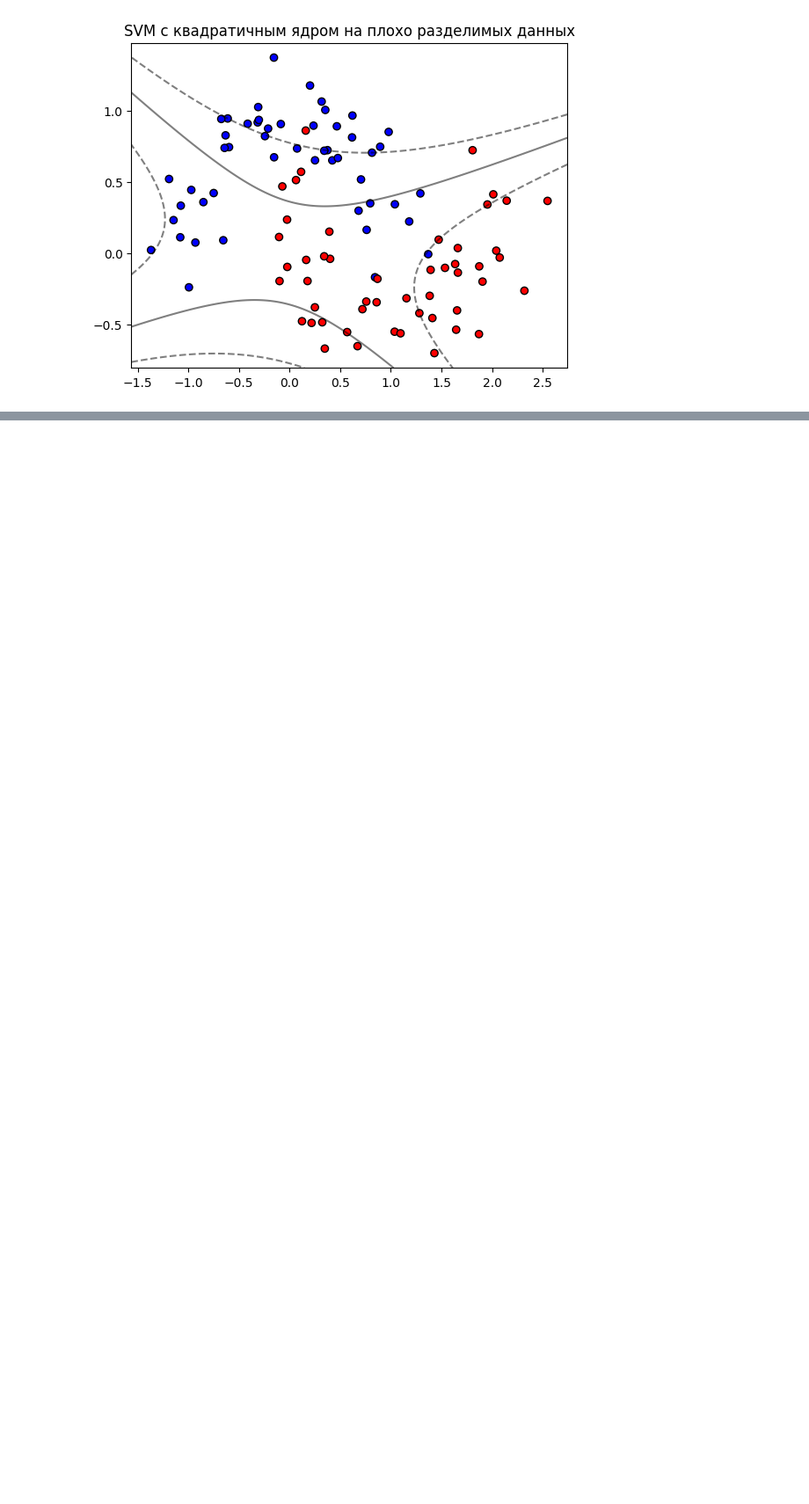
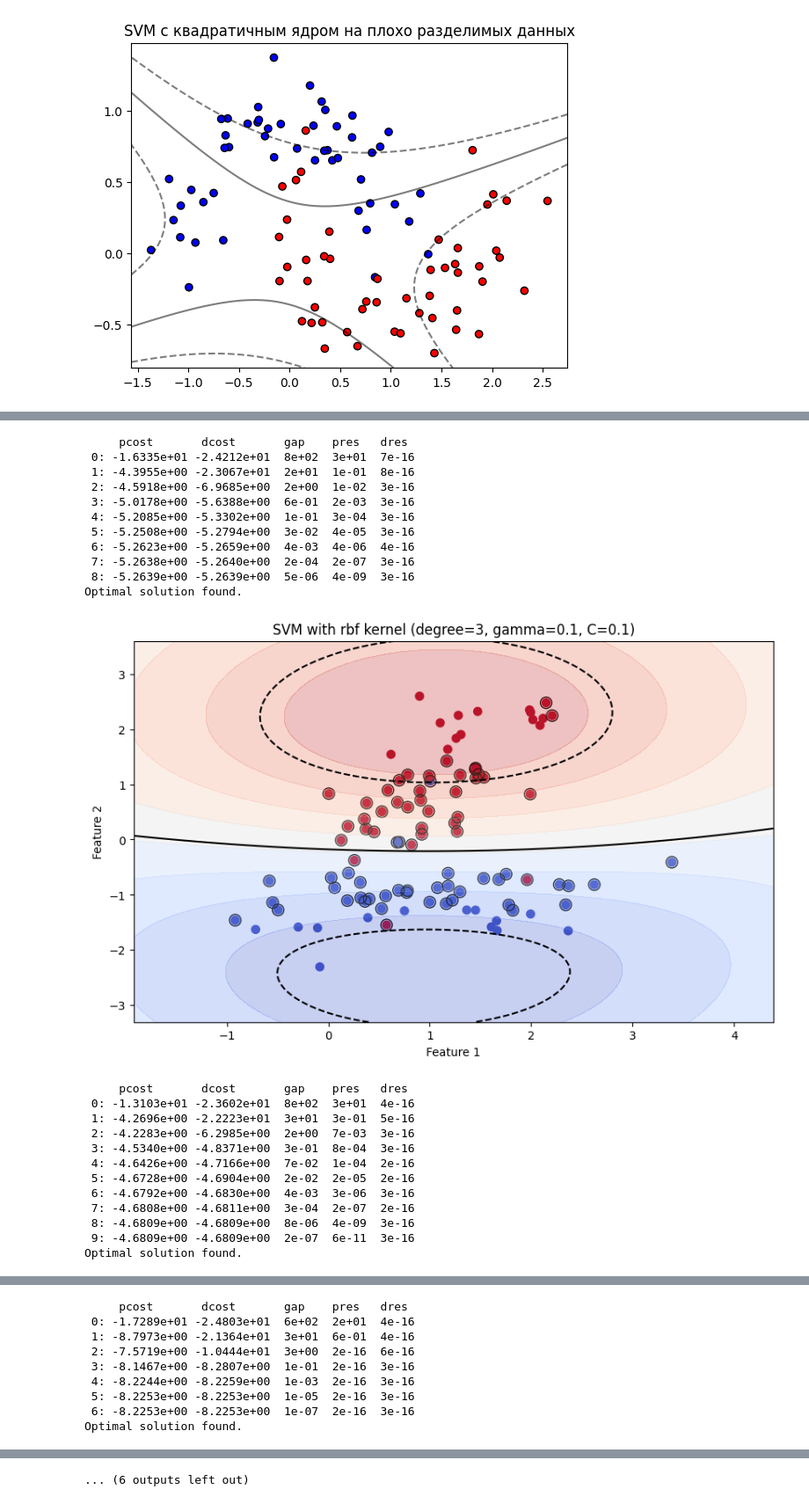
Before and after one commit to AishaKin/ML_autumn_2024, a Jupyter notebook: hw1/Kinyabaeva_HW1.ipynb, the cells around one changed output, grey strips where cells are left out. Shown at 88% size. Drawn from its saved outputs; the diff is of its cells as text; code cells hidden in the pictures; blank space fills up the shorter version.

```diff
--- a/hw1/Kinyabaeva_HW1.ipynb
+++ b/hw1/Kinyabaeva_HW1.ipynb
@@ -300,0 +497,33 @@ plt.show()
+# %%
+gamma_values = [0.1, 1, 10]
+C_values = [0.1, 1, 10]
+
+for C in C_values:
+    for gamma in gamma_values:
+        support_vectors, support_vector_labels, support_vector_alphas = svm_train(X, y, C, kernel='rbf', degree=3, gamma=gamma)
+        plot_decision_boundary(X, y, support_vectors, support_vector_labels, support_vector_alphas, 'rbf', 3, gamma, C)
+# %% [output]
+     pcost       dcost       gap    pres   dres
+ 0: -1.6335e+01 -2.4212e+01  8e+02  3e+01  7e-16
+ 1: -4.3955e+00 -2.3067e+01  2e+01  1e-01  8e-16
+ 2: -4.5918e+00 -6.9685e+00  2e+00  1e-02  3e-16
+ 3: -5.0178e+00 -5.6388e+00  6e-01  2e-03  3e-16
+ 4: -5.2085e+00 -5.3302e+00  1e-01  3e-04  3e-16
+ 5: -5.2508e+00 -5.2794e+00  3e-02  4e-05  3e-16
+ 6: -5.2623e+00 -5.2659e+00  4e-03  4e-06  4e-16
+ 7: -5.2638e+00 -5.2640e+00  2e-04  2e-07  3e-16
+ 8: -5.2639e+00 -5.2639e+00  5e-06  4e-09  3e-16
+Optimal solution found.
+[figure, added]
+     pcost       dcost       gap    pres   dres
+ 0: -1.3103e+01 -2.3602e+01  8e+02  3e+01  4e-16
+ 1: -4.2696e+00 -2.2223e+01  3e+01  3e-01  5e-16
+ 2: -4.2283e+00 -6.2985e+00  2e+00  7e-03  3e-16
+ 3: -4.5340e+00 -4.8371e+00  3e-01  8e-04  3e-16
+ 4: -4.6426e+00 -4.7166e+00  7e-02  1e-04  2e-16
+ 5: -4.6728e+00 -4.6904e+00  2e-02  2e-05  2e-16
+ 6: -4.6792e+00 -4.6830e+00  4e-03  3e-06  3e-16
+ 7: -4.6808e+00 -4.6811e+00  3e-04  2e-07  2e-16
+ 8: -4.6809e+00 -4.6809e+00  8e-06  4e-09  3e-16
+ 9: -4.6809e+00 -4.6809e+00  2e-07  6e-11  3e-16
+Optimal solution found.
@@ -300,0 +531,9 @@ plt.show()
+     pcost       dcost       gap    pres   dres
+ 0: -1.7289e+01 -2.4803e+01  6e+02  2e+01  4e-16
+ 1: -8.7973e+00 -2.1364e+01  3e+01  6e-01  4e-16
+ 2: -7.5719e+00 -1.0444e+01  3e+00  2e-16  6e-16
+ 3: -8.1467e+00 -8.2807e+00  1e-01  2e-16  3e-16
+ 4: -8.2244e+00 -8.2259e+00  1e-03  2e-16  3e-16
+ 5: -8.2253e+00 -8.2253e+00  1e-05  2e-16  3e-16
+ 6: -8.2253e+00 -8.2253e+00  1e-07  2e-16  3e-16
+Optimal solution found.
@@ -300,0 +580 @@ plt.show()
+... (6 outputs left out)
```
Also changed, not shown: parts of 20 cells of this notebook.
